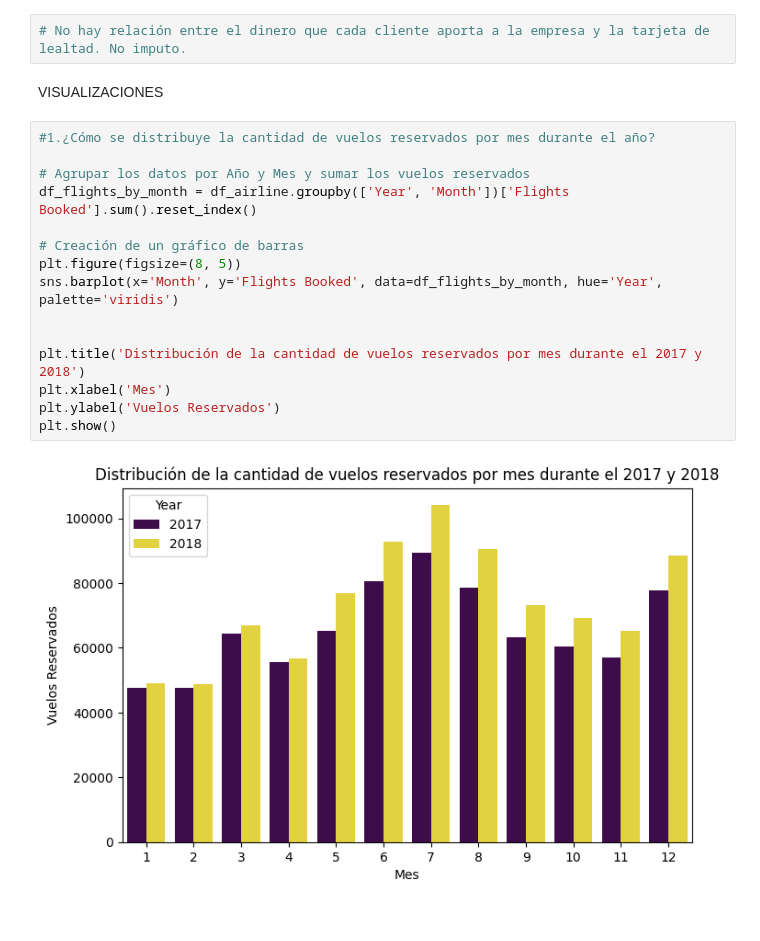
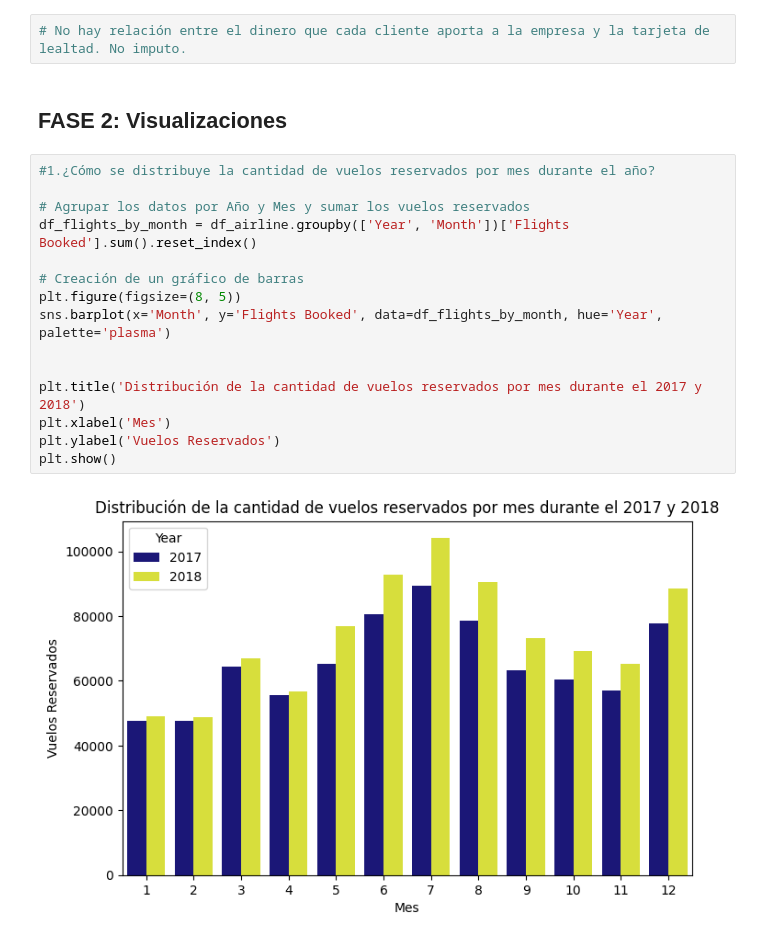
Before and after one commit to Adalab/bda-modulo-3-evaluacion-final-isamanero, a Jupyter notebook: EDA.ipynb, the cells around one changed output. Saved outputs shown, nothing was run; the diff lists cells and outputs as text.

```diff
--- a/EDA.ipynb
+++ b/EDA.ipynb
@@ -426,25 +426,25 @@ Passing `palette` without assigning `hue` is deprecated and will be removed in v
 [figure]
 # %%
 # No hay relación entre el dinero que cada cliente aporta a la empresa y la tarjeta de lealtad. No imputo.
-# %% [markdown]
-VISUALIZACIONES
+# %% [markdown]
+## FASE 2: Visualizaciones
 # %%
 #1.¿Cómo se distribuye la cantidad de vuelos reservados por mes durante el año?
 
 # Agrupar los datos por Año y Mes y sumar los vuelos reservados
 df_flights_by_month = df_airline.groupby(['Year', 'Month'])['Flights Booked'].sum().reset_index()
 
 # Creación de un gráfico de barras
 plt.figure(figsize=(8, 5))
-sns.barplot(x='Month', y='Flights Booked', data=df_flights_by_month, hue='Year', palette='viridis')
+sns.barplot(x='Month', y='Flights Booked', data=df_flights_by_month, hue='Year', palette='plasma')
 
 
 plt.title('Distribución de la cantidad de vuelos reservados por mes durante el 2017 y 2018')
 plt.xlabel('Mes')
 plt.ylabel('Vuelos Reservados')
 plt.show()
 # %% [output]
-[figure, old version]
+[figure, new version]
 # %%
 #2.¿Existe una relación entre la distancia de los vuelos y los puntos acumulados por los cliente?
 
```
Also changed, not shown: parts of 14 cells of this notebook.
